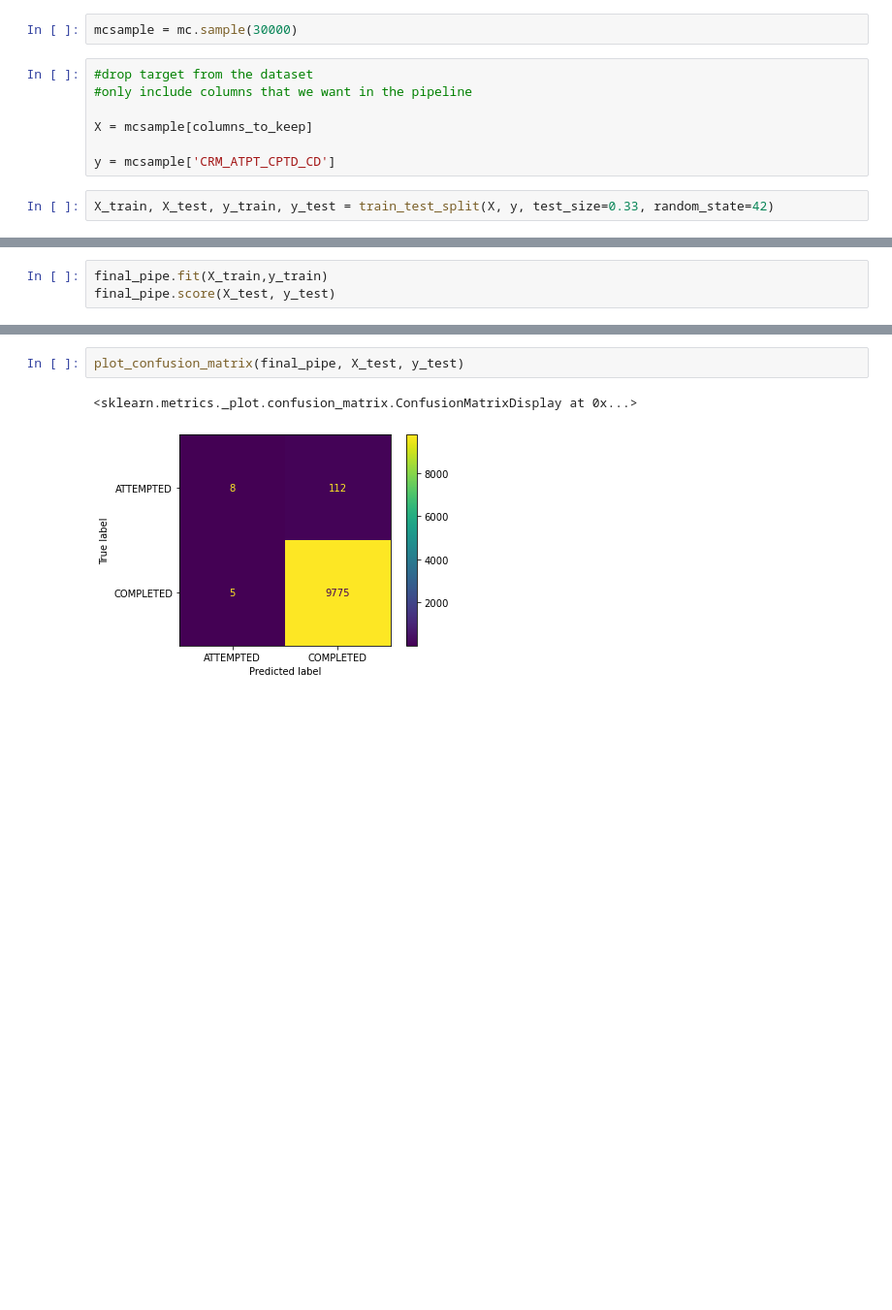
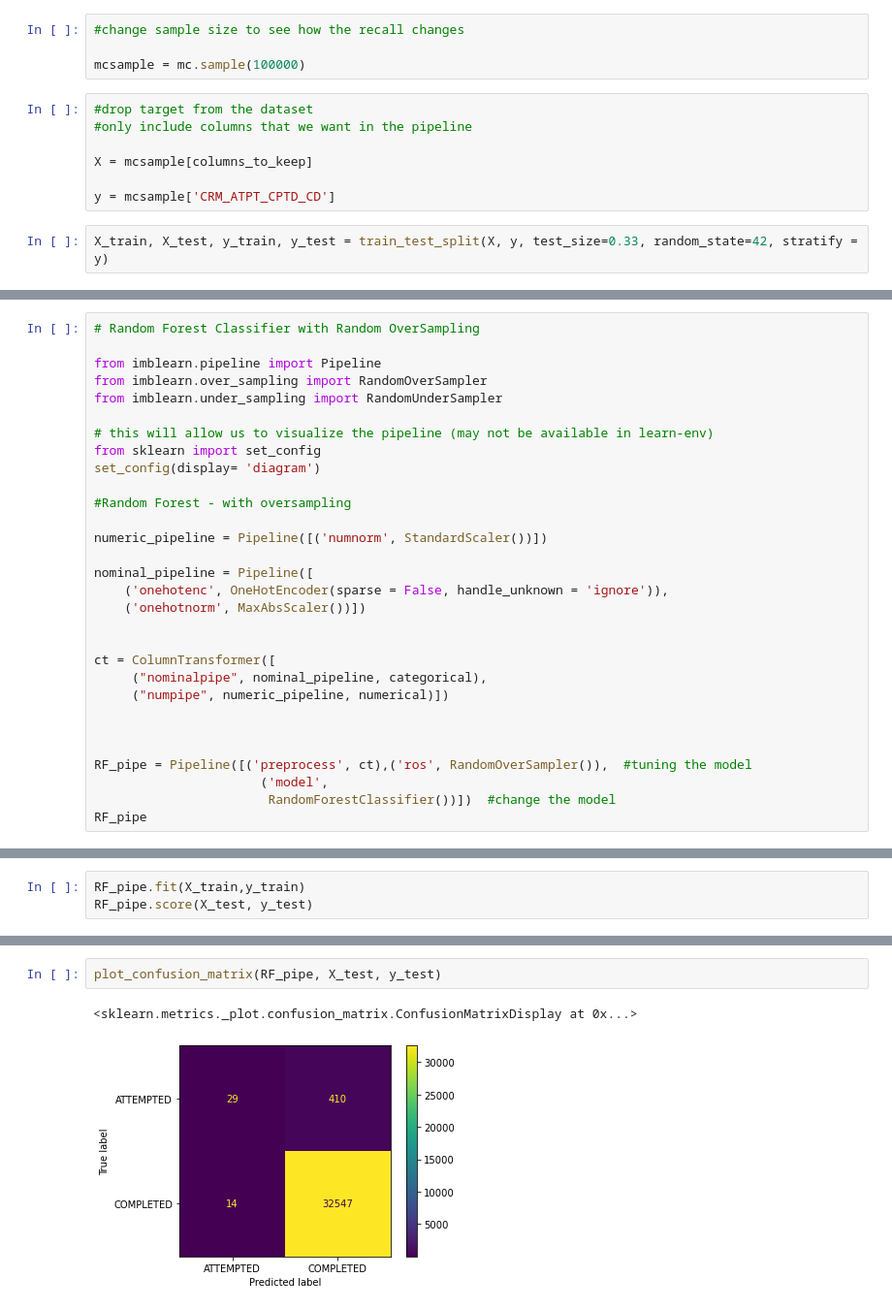
Before and after one commit to daniellejenkins17/Crimes_NYC_Binary_Classification, a Jupyter notebook: MC_Pipeline.ipynb, the cells around one changed output, grey strips where cells are left out. Shown: that part at 97% size. Saved outputs shown, nothing was run; the diff lists cells and outputs as text; blank space fills up the shorter version.

```diff
--- a/MC_Pipeline.ipynb
+++ b/MC_Pipeline.ipynb
@@ -141,7 +148,9 @@ categorical = ['ADDR_PCT_CD', 'KY_CD','OFNS_DESC', 'PD_DESC' , 'LAW_CAT_CD', 'BO
 
 numerical = ['year', 'month', 'session','diff_min']
 # %%
-mcsample = mc.sample(30000)
+#change sample size to see how the recall changes
+
+mcsample = mc.sample(100000)
 # %%
 #drop target from the dataset
 #only include columns that we want in the pipeline
@@ -150,4 +159,4 @@ X = mcsample[columns_to_keep]
 
 y = mcsample['CRM_ATPT_CPTD_CD']
 # %%
-X_train, X_test, y_train, y_test = train_test_split(X, y, test_size=0.33, random_state=42)
+X_train, X_test, y_train, y_test = train_test_split(X, y, test_size=0.33, random_state=42, stratify = y)
@@ -202,0 +189,30 @@ Pipeline(steps=[('preprocess',
+# %%
+# Random Forest Classifier with Random OverSampling
+
+from imblearn.pipeline import Pipeline
+from imblearn.over_sampling import RandomOverSampler
+from imblearn.under_sampling import RandomUnderSampler
+
+# this will allow us to visualize the pipeline (may not be available in learn-env)
+from sklearn import set_config
+set_config(display= 'diagram')
+
+#Random Forest - with oversampling
+
+numeric_pipeline = Pipeline([('numnorm', StandardScaler())])
+
+nominal_pipeline = Pipeline([
+    ('onehotenc', OneHotEncoder(sparse = False, handle_unknown = 'ignore')),
+    ('onehotnorm', MaxAbsScaler())])
+
+
+ct = ColumnTransformer([
+     ("nominalpipe", nominal_pipeline, categorical),
+     ("numpipe", numeric_pipeline, numerical)])
+
+
+
+RF_pipe = Pipeline([('preprocess', ct),('ros', RandomOverSampler()),  #tuning the model
+                      ('model',
+                       RandomForestClassifier())])  #change the model
+RF_pipe
@@ -203,4 +237,4 @@ Pipeline(steps=[('preprocess',
 # %%
-final_pipe.fit(X_train,y_train)
-final_pipe.score(X_test, y_test)
+RF_pipe.fit(X_train,y_train)
+RF_pipe.score(X_test, y_test)
 # %% [output]
@@ -231,5 +258,5 @@ weighted avg       0.98      0.99      0.98      9900
 # %%
-plot_confusion_matrix(final_pipe, X_test, y_test)
+plot_confusion_matrix(RF_pipe, X_test, y_test)
 # %% [output]
 <sklearn.metrics._plot.confusion_matrix.ConfusionMatrixDisplay at 0x...>
-[figure, old version]
+[figure, new version]
```
Also changed, not shown: parts of 41 cells of this notebook.
